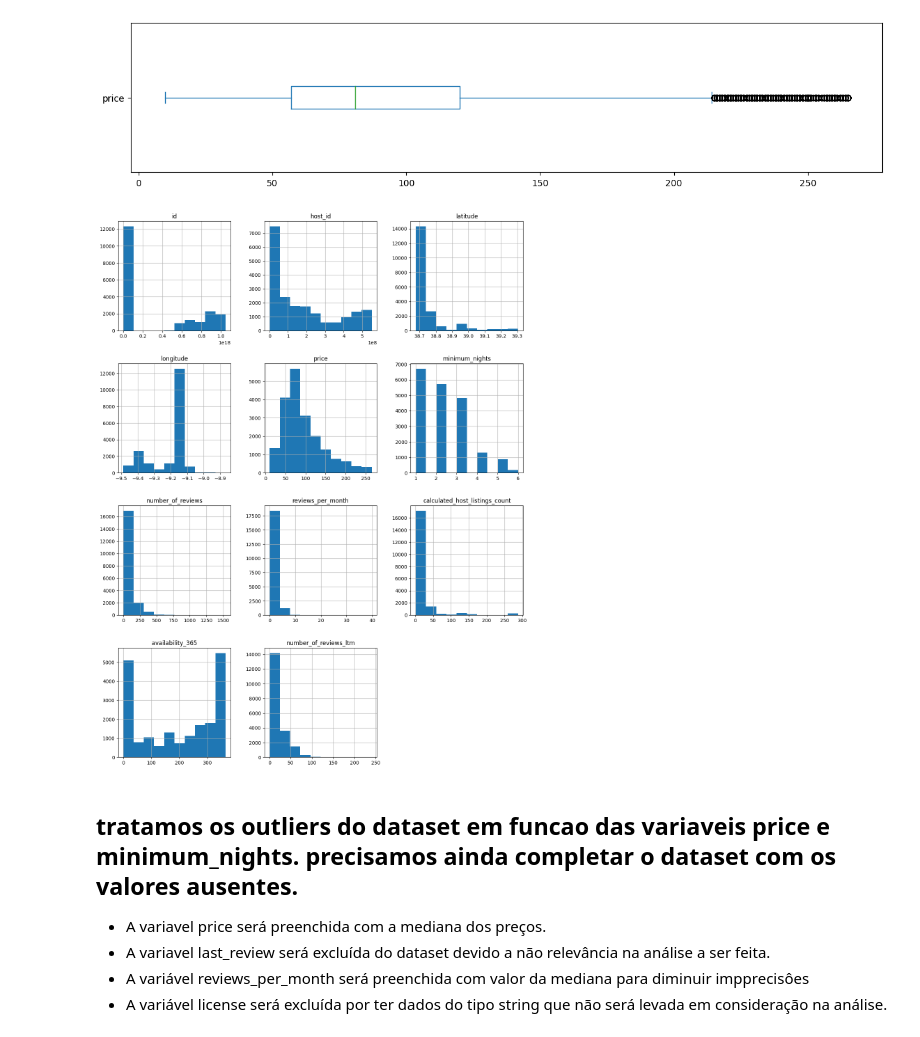
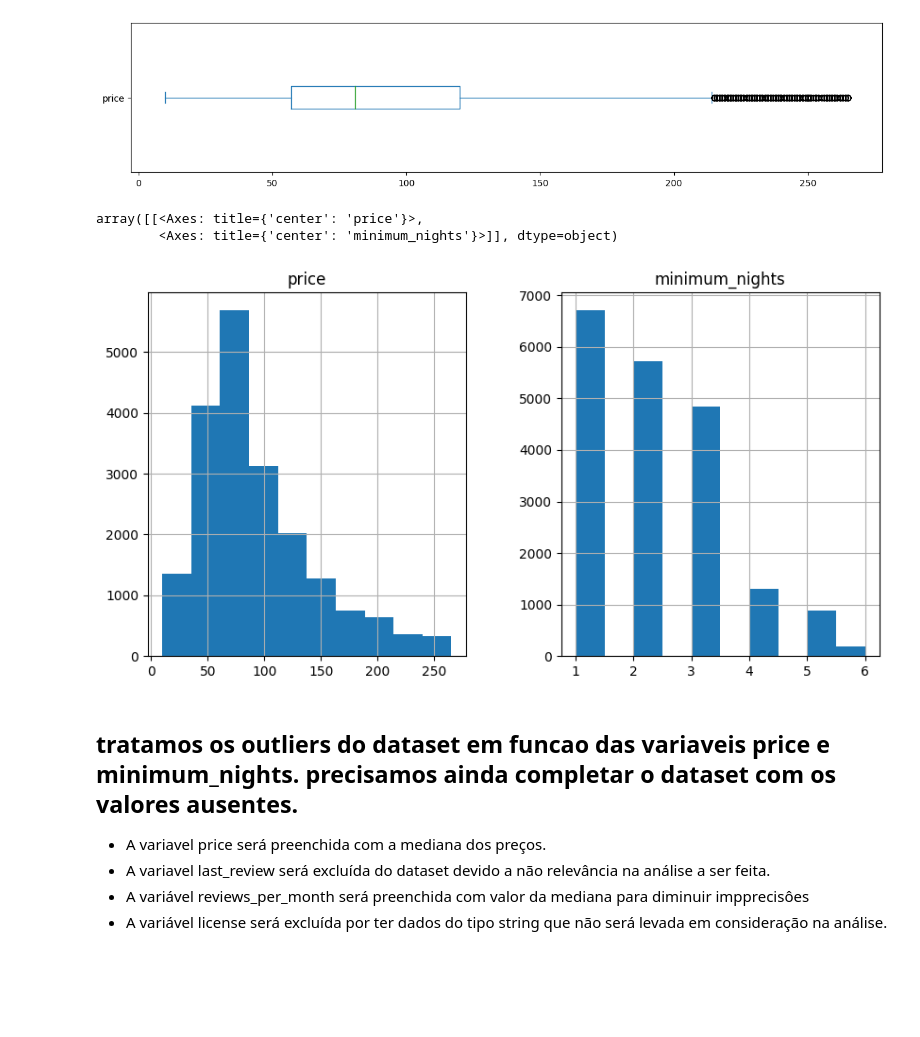
Before and after one commit to AndreCauper/An-lise-de-dados-Airbnb-, a Jupyter notebook: [Template]_Analisando_os_Dados_do_Airbnb.ipynb, the cells around one changed output. Cells and saved outputs as stored; diff of their text form; code cells hidden in the pictures; blank space fills up the shorter version.

```diff
--- a/[Template]_Analisando_os_Dados_do_Airbnb.ipynb
+++ b/[Template]_Analisando_os_Dados_do_Airbnb.ipynb
@@ -346,10 +346,12 @@ df_clean.price.plot(kind='box', vert=False)
 <Axes: >
 [figure]
 # %%
-#histogramas com dataset já feito a limpeza
-df_clean.hist(bins=10,figsize=(15,20));
+#histogramas das variáveos 'price' e 'minimum_nights' já feito a limpeza
+df_clean[['price', 'minimum_nights']].hist(bins=10, figsize=(10,5))
 # %% [output]
+array([[<Axes: title={'center': 'price'}>,
+        <Axes: title={'center': 'minimum_nights'}>]], dtype=object)
-[figure, old version]
+[figure, new version]
 # %% [markdown]
 ## tratamos os outliers do dataset em funcao das variaveis price e minimum_nights. precisamos ainda completar o dataset com os valores ausentes.
 * A variavel price será preenchida com a mediana dos preços.
```
